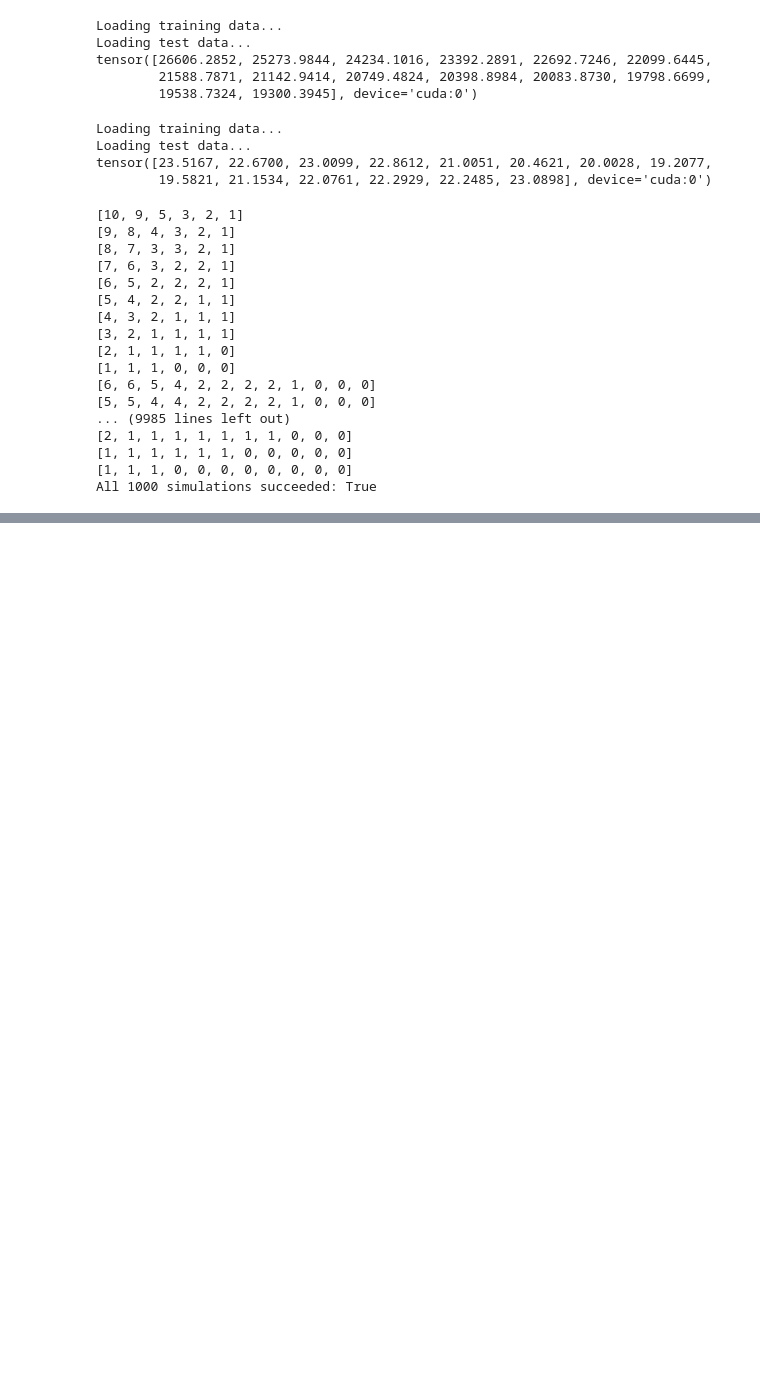
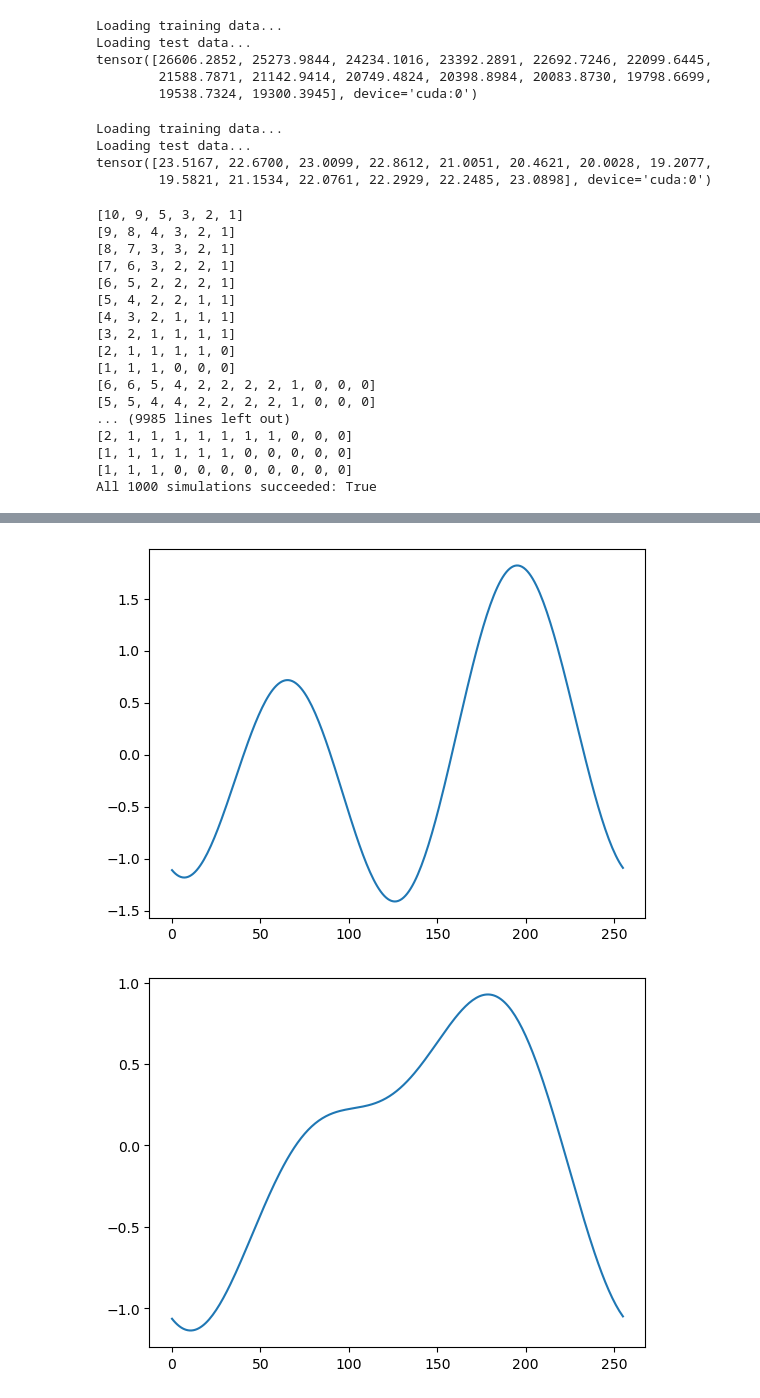
Before and after one commit to yegonkim/stap, a Jupyter notebook: magnitude_trajectory.ipynb, the cells around one changed output, grey strips where cells are left out. Drawn from its saved outputs; the diff is of its cells as text; code cells hidden in the pictures; blank space fills up the shorter version.

```diff
--- a/magnitude_trajectory.ipynb
+++ b/magnitude_trajectory.ipynb
@@ -257,0 +332,7 @@ All 1000 simulations succeeded: True
+# %%
+for idx in range(5):
+    plt.figure()
+    plt.plot(second[idx,0,:])
+# %% [output]
+[figure, added]
+[figure, added]
```
Also changed, not shown: parts of 8 cells of this notebook, 44 other files.
